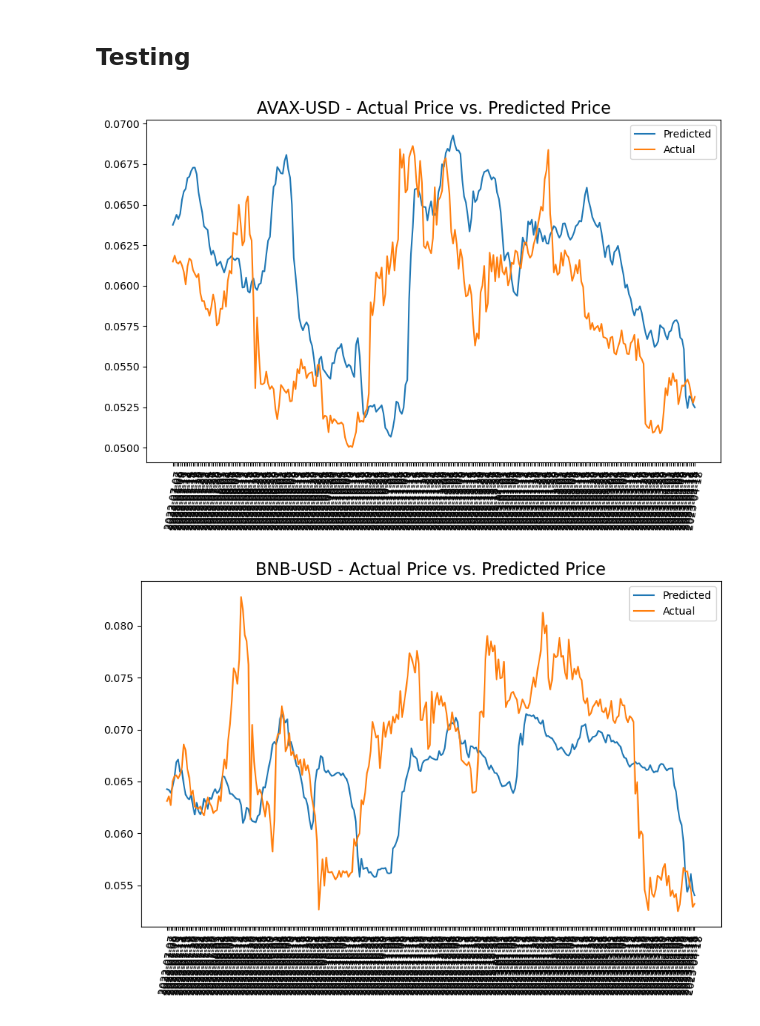
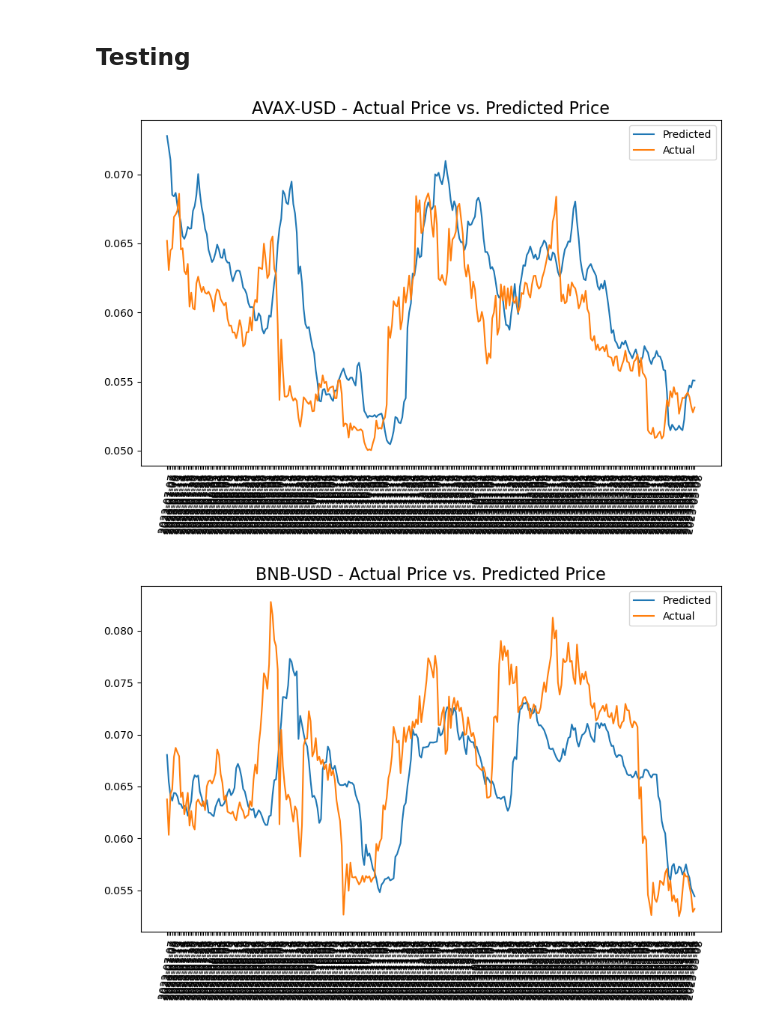
Before and after one commit to ivang5/RNN-Crypto-Price-Prediction, a Jupyter notebook: Crypto_price_prediction.ipynb, the cells around one changed output. Drawn from its saved outputs; the diff is of its cells as text; code cells hidden in the pictures.

```diff
--- a/Crypto_price_prediction.ipynb
+++ b/Crypto_price_prediction.ipynb
@@ -39,7 +43,7 @@ XRP-USD dataframe length: 2063
 
 Total length: 17919
 # %%
-def create_sequences(data, seq_length=60, space=20):
+def create_sequences(data, seq_length=50, space=10):
     X = []
     y = []
     for i in range(len(data) - (seq_length + space)):
@@ -81,7 +85,7 @@ for i in range(len(datasets)):
 
     torch.manual_seed(1)
 
-    batch_size = 8
+    batch_size = 16
     train_dataset = CryptoDataset(X, y)
     train_dataloader = DataLoader(train_dataset, batch_size=batch_size, shuffle=True, drop_last=True)
 
@@ -152,7 +156,7 @@ test_datasets = []
 for i in range(len(files)):
     df = pd.read_csv(f'./data_test/{files[i]}')
     if i == 0:
-        dates = df['Date'][:286]
+        dates = df['Date'][:306]
     df = df[features]
     dataset = scaler.fit_transform(df[features])
     coin_names.append(files[i][:-4])
@@ -160,32 +164,32 @@ for i in range(len(files)):
 # %%
 for i, coin_name in enumerate(coin_names):
     X_test, y_test = create_sequences(test_datasets[i])
 
     y_preds = ensemble_predict(X_test)
-    y_preds = np.append(y_preds, np.zeros((286, 4), dtype=int), axis=1)
+    y_preds = np.append(y_preds, np.zeros((306, 4), dtype=int), axis=1)
     y_preds = scaler.inverse_transform(y_preds)
 
     y_test = np.expand_dims(y_test, axis=1)
-    y_test = np.append(y_test, np.zeros((286, 4), dtype=int), axis=1)
+    y_test = np.append(y_test, np.zeros((306, 4), dtype=int), axis=1)
     y_test = scaler.inverse_transform(y_test)
 
     fig, ax = plt.subplots(figsize=(10, 6))
     ax.ticklabel_format(style='plain')
 
     x = dates
     x_list = list(x)
 
     ax.plot(x, y_preds[:, 0], label="Predicted")
     ax.plot(x, y_test[:, 0], label="Actual")
 
     ax.set_xticks(list(x))
     ax.set_xticklabels(list(x), rotation=80)
 
     ax.set_title(f'{coin_name} - Actual Price vs. Predicted Price', fontsize=16)
 
     ax.legend()
 
     plt.show()
 # %% [output]
-[figure, old version]
+[figure, new version]
-[figure, old version]
+[figure, new version]
```
Also changed, not shown: parts of 4 cells of this notebook, 1 other file.
